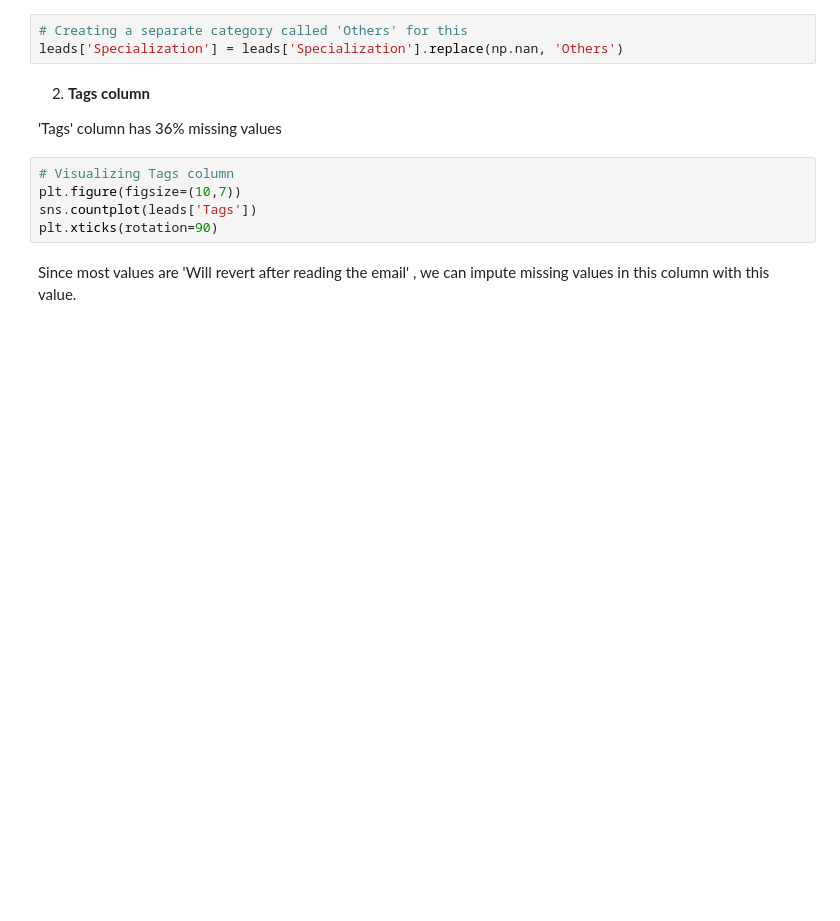
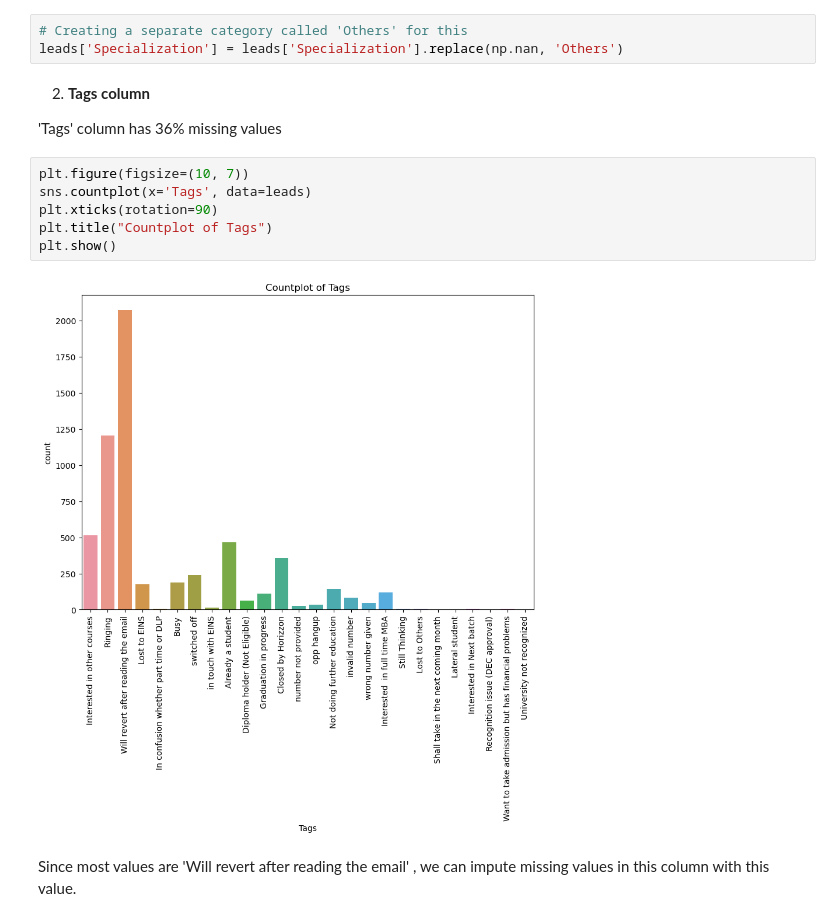
Before and after one commit to SDletstranzact/Lead-Scoring-Case-Study, a Jupyter notebook: Lead_scoring_case_study.ipynb, the cells around one changed output. Cells and saved outputs as stored; diff of their text form; blank space fills up the shorter version.

```diff
--- a/Lead_scoring_case_study.ipynb
+++ b/Lead_scoring_case_study.ipynb
@@ -155,10 +156,13 @@ leads['Specialization'] = leads['Specialization'].replace(np.nan, 'Others')
 
 'Tags' column has 36% missing values
 # %%
-# Visualizing Tags column
-plt.figure(figsize=(10,7))
-sns.countplot(leads['Tags'])
+plt.figure(figsize=(10, 7))
+sns.countplot(x='Tags', data=leads)
 plt.xticks(rotation=90)
+plt.title("Countplot of Tags")
+plt.show()
+# %% [output]
+[figure, added]
 # %% [markdown]
 Since most values are 'Will revert after reading the email' , we can impute missing values in this column with this value.
 # %%
```
Also changed, not shown: parts of 14 cells of this notebook.
